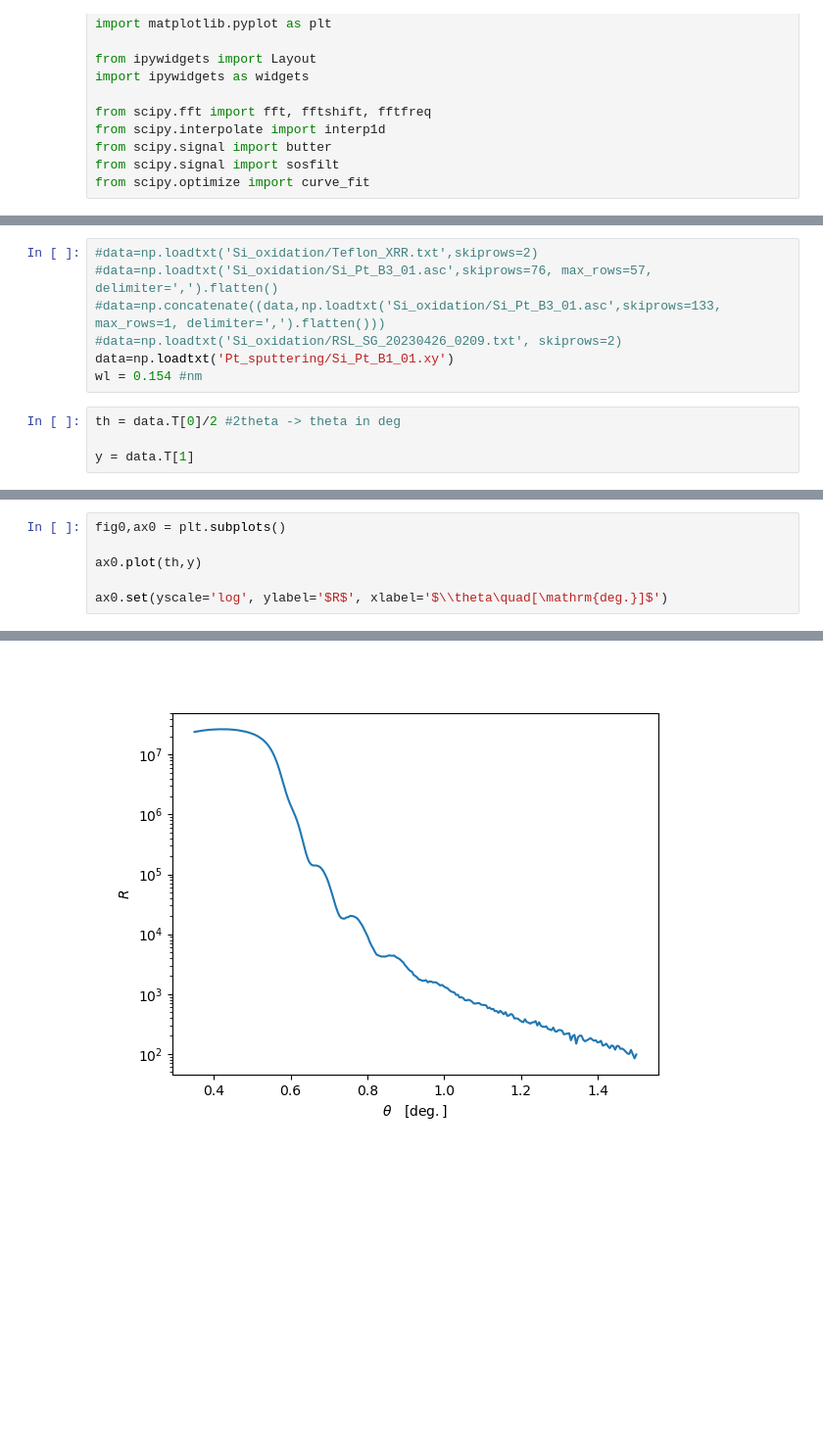
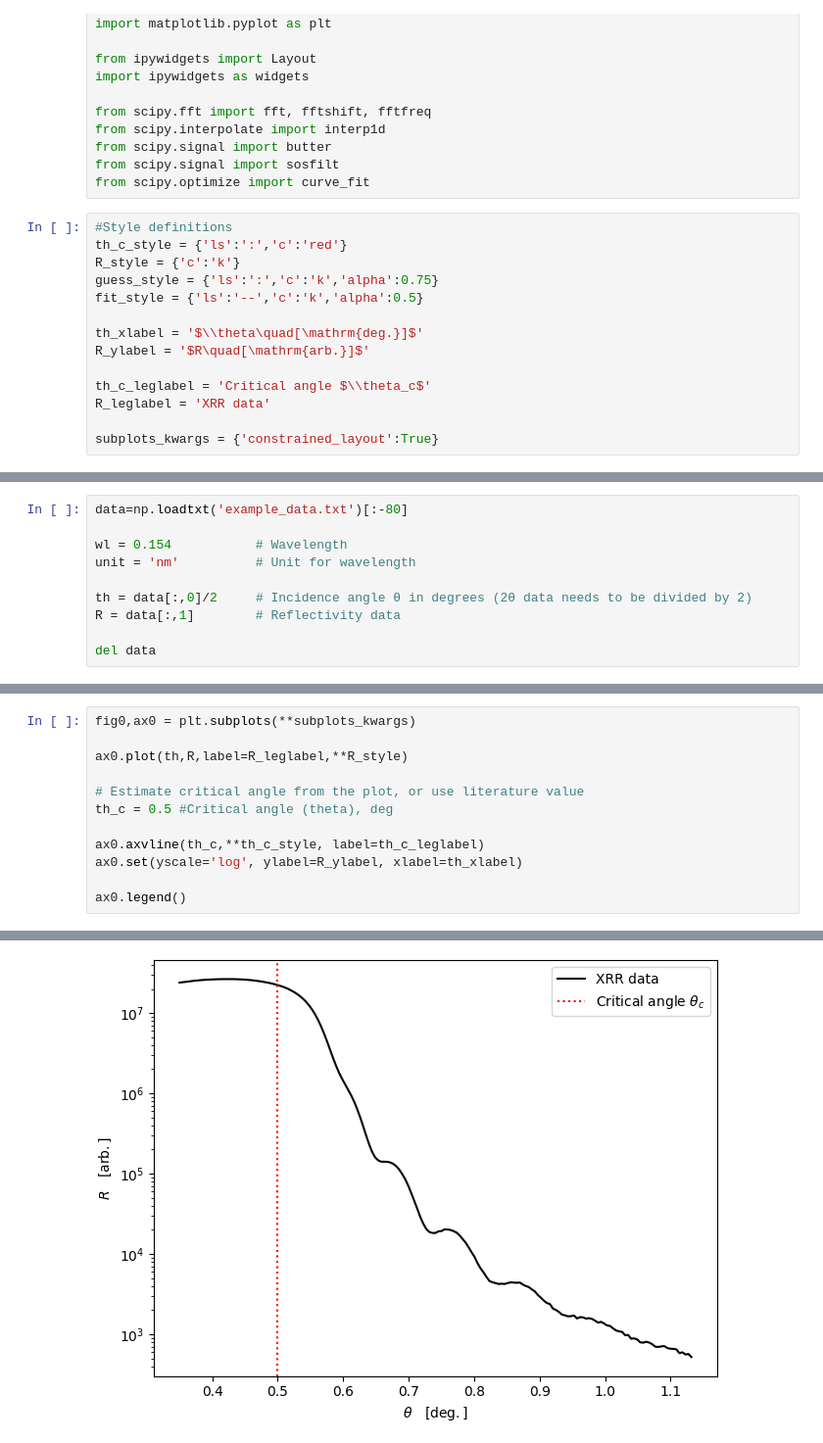
Before and after one commit to elkund/XRR_osc, a Jupyter notebook: XRR_oscillation_analysis.ipynb, the cells around one changed output, grey strips where cells are left out. Shown: that part at 98% size. Drawn from its saved outputs; the diff is of its cells as text; blank space fills up the shorter version.

```diff
--- a/XRR_oscillation_analysis.ipynb
+++ b/XRR_oscillation_analysis.ipynb
@@ -31,3 +41,17 @@ from scipy.interpolate import interp1d
 from scipy.signal import butter
 from scipy.signal import sosfilt
 from scipy.optimize import curve_fit
+# %%
+#Style definitions
+th_c_style = {'ls':':','c':'red'}
+R_style = {'c':'k'}
+guess_style = {'ls':':','c':'k','alpha':0.75}
+fit_style = {'ls':'--','c':'k','alpha':0.5}
+
+th_xlabel = '$\\theta\quad[\mathrm{deg.}]$'
+R_ylabel = '$R\quad[\mathrm{arb.}]$'
+
+th_c_leglabel = 'Critical angle $\\theta_c$'
+R_leglabel = 'XRR data'
+
+subplots_kwargs = {'constrained_layout':True}
@@ -34,11 +60,10 @@ from scipy.optimize import curve_fit
 # %%
-#data=np.loadtxt('Si_oxidation/Teflon_XRR.txt',skiprows=2)
-#data=np.loadtxt('Si_oxidation/Si_Pt_B3_01.asc',skiprows=76, max_rows=57, delimiter=',').flatten()
-#data=np.concatenate((data,np.loadtxt('Si_oxidation/Si_Pt_B3_01.asc',skiprows=133, max_rows=1, delimiter=',').flatten()))
-#data=np.loadtxt('Si_oxidation/RSL_SG_20230426_0209.txt', skiprows=2)
-data=np.loadtxt('Pt_sputtering/Si_Pt_B1_01.xy')
-wl = 0.154 #nm
+data=np.loadtxt('example_data.txt')[:-80]
+
+wl = 0.154           # Wavelength
+unit = 'nm'          # Unit for wavelength
+
+th = data[:,0]/2     # Incidence angle θ in degrees (2θ data needs to be divided by 2)
+R = data[:,1]        # Reflectivity data
+
+del data
-# %%
-th = data.T[0]/2 #2theta -> theta in deg
-
-y = data.T[1]
@@ -45,7 +74,13 @@ y = data.T[1]
 # %%
-fig0,ax0 = plt.subplots()
+fig0,ax0 = plt.subplots(**subplots_kwargs)
 
-ax0.plot(th,y)
+ax0.plot(th,R,label=R_leglabel,**R_style)
 
-ax0.set(yscale='log', ylabel='$R$', xlabel='$\\theta\quad[\mathrm{deg.}]$')
+# Estimate critical angle from the plot, or use literature value
+th_c = 0.5 #Critical angle (theta), deg
+
+ax0.axvline(th_c,**th_c_style, label=th_c_leglabel)
+ax0.set(yscale='log', ylabel=R_ylabel, xlabel=th_xlabel)
+
+ax0.legend()
 # %% [output]
@@ -53,2 +88,2 @@ ax0.set(yscale='log', ylabel='$R$', xlabel='$\\theta\quad[\mathrm{deg.}]$')
-[figure, old version]
+[figure, new version]
 # %%
```
Also changed, not shown: parts of 16 cells of this notebook, 1 other file.
